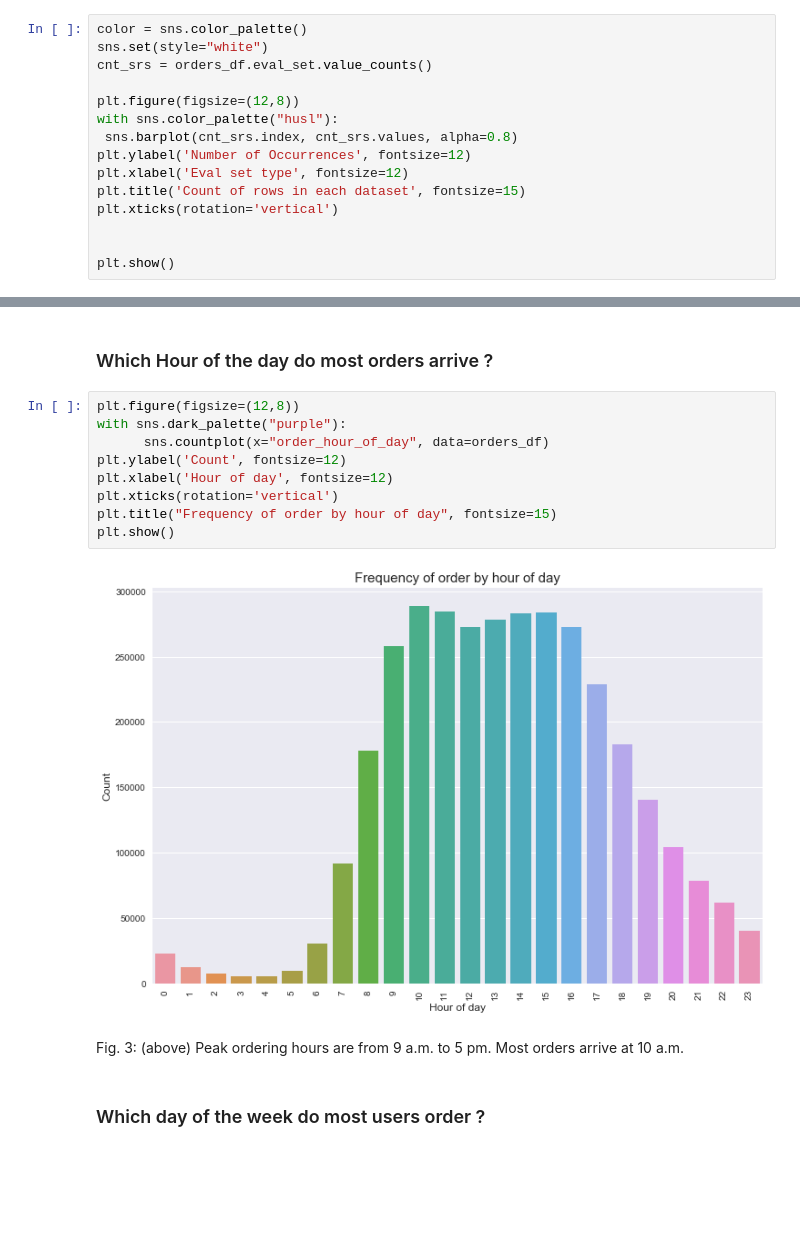
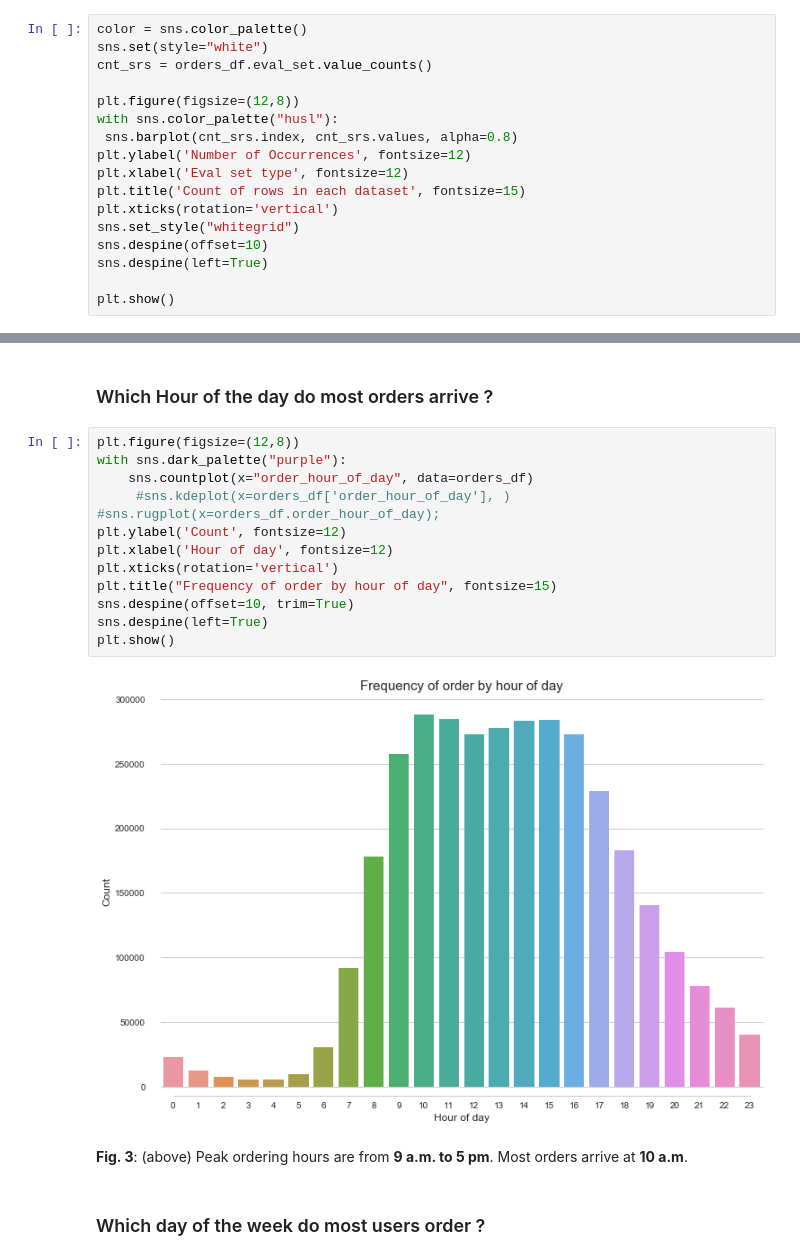
Before and after one commit to krajeshj/InstacartMBA, a Jupyter notebook: code/py/InstacartMBA_DataStoryTelling.ipynb, the cells around one changed output, grey strips where cells are left out. Drawn from its saved outputs; the diff is of its cells as text; blank space fills up the shorter version.

Commit message:
Added the Summaries
Data Story telling

```diff
--- a/code/py/InstacartMBA_DataStoryTelling.ipynb
+++ b/code/py/InstacartMBA_DataStoryTelling.ipynb
@@ -84,7 +126,9 @@ plt.ylabel('Number of Occurrences', fontsize=12)
 plt.xlabel('Eval set type', fontsize=12)
 plt.title('Count of rows in each dataset', fontsize=15)
 plt.xticks(rotation='vertical')
-
+sns.set_style("whitegrid")
+sns.despine(offset=10)
+sns.despine(left=True)
 
 plt.show()
 # %% [output]
@@ -128,15 +173,19 @@ About 24,000 orders were 4 in number
 # %%
 plt.figure(figsize=(12,8))
 with sns.dark_palette("purple"):
-      sns.countplot(x="order_hour_of_day", data=orders_df)
+    sns.countplot(x="order_hour_of_day", data=orders_df)
+     #sns.kdeplot(x=orders_df['order_hour_of_day'], )
+#sns.rugplot(x=orders_df.order_hour_of_day);
 plt.ylabel('Count', fontsize=12)
 plt.xlabel('Hour of day', fontsize=12)
 plt.xticks(rotation='vertical')
 plt.title("Frequency of order by hour of day", fontsize=15)
+sns.despine(offset=10, trim=True)
+sns.despine(left=True)
 plt.show()
 # %% [output]
-[figure, old version]
+[figure, new version]
 # %% [markdown]
-Fig. 3: (above) Peak ordering  hours are from 9 a.m. to 5 pm. Most orders arrive at 10 a.m.
+__Fig. 3__: (above) Peak ordering  hours are from __9 a.m. to 5 pm__. Most orders arrive at __10 a.m__.
 # %% [markdown]
 ### Which day of the week do most users order ?
```
Also changed, not shown: parts of 38 cells of this notebook.
